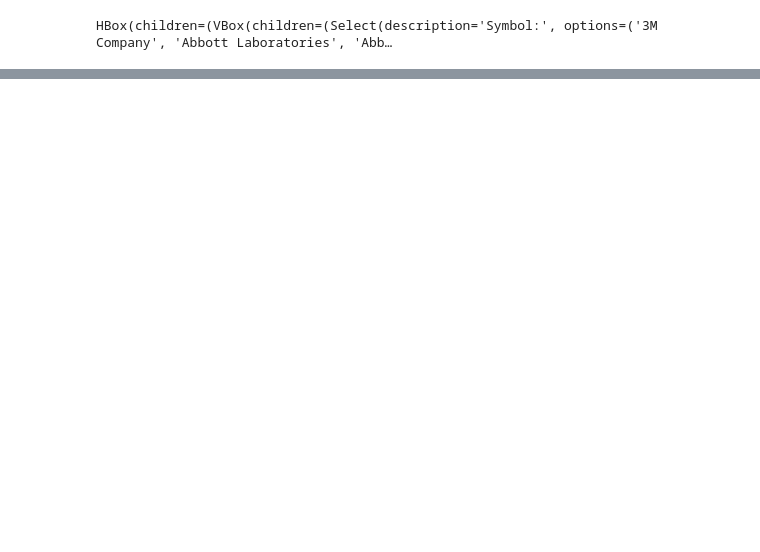
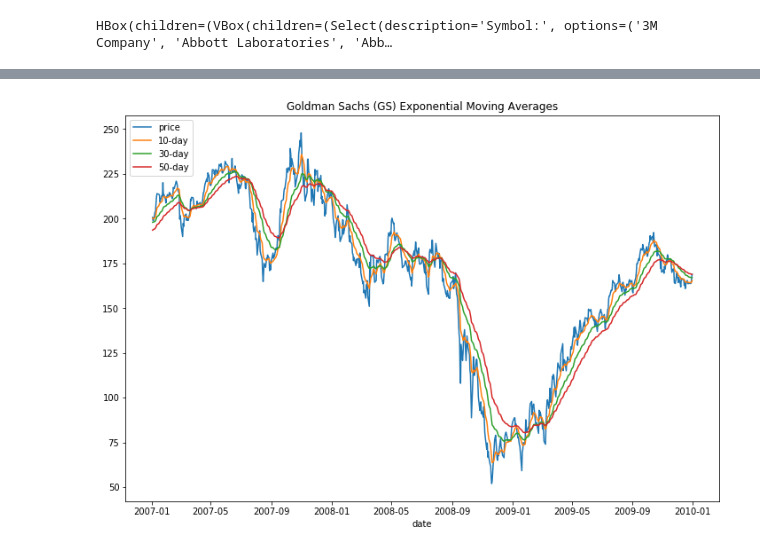
Before and after one commit to Joshuakim1011/stock_database_and_analysis, a Jupyter notebook: Interactive.ipynb, the cells around one changed output, grey strips where cells are left out. Drawn from its saved outputs; the diff is of its cells as text; code cells hidden in the pictures; blank space fills up the shorter version.

```diff
--- a/Interactive.ipynb
+++ b/Interactive.ipynb
@@ -279,0 +482,99 @@ Total dividends = $23.3800
+# %%
+# Basic information returned
+print ("Exponential Moving Averages: "+inputS)
+print ("Dates: "+ str(date[0]) +" -> "+ str(date[len(date)-1]))
+print ("One share:  $"+ ("%.2f"%close[0])+" -> $"+("%.2f" % close[len(close)-1]))
+print()
+print("Buy and Hold Return: $"+ "%.2f"%(close[len(close)-1]-close[0]))
+print()
+
+# Calculation for returns
+
+
+count=1
+investment=float(close[0])
+position=0
+for x in date:
+    if count==(len(date)-1):
+        break
+    if (e10[count]>e30[count] and e10[count-1]<e30[count-1]):
+        if(position==-1):
+            investment = investment-float(close[count])
+        position=1
+        investment=investment-float(close[count])
+    if (e10[count]<e30[count] and e10[count-1]>e30[count-1]):
+        if (position==1):
+            investment=investment+float(close[count])
+        investment=investment+float(close[count])
+        position=-1
+    count=count+1
+if (position==1):
+    investment+=float(close[count])
+if (position==-1):
+    investment = investment - float(close[count])
+investment=investment-float(close[0])
+
+print("10 day EMA crossing 30 day EMA: $"+"%.2f" %(investment))
+
+count=1
+investment=float(close[0])
+position=0
+for x in date:
+    if count==(len(date)-1):
+        break
+    if (e30[count]>e50[count] and e30[count-1]<e50[count-1]):
+        if(position==-1):
+            investment = investment-float(close[count])
+        position=1
+        investment=investment-float(close[count])
+    if (e30[count]<e50[count] and e30[count-1]>e50[count-1]):
+        if (position==1):
+            investment=investment+float(close[count])
+        investment=investment+float(close[count])
+        position=-1
+    count=count+1
+if (position==1):
+    investment+=float(close[count])
+if (position==-1):
+    investment = investment - float(close[count])
+investment=investment-float(close[0])
+print("30 day EMA crossing 50 day EMA: $"+"%.2f" %(investment))
+
+
+count=1
+investment=float(close[0])
+position=0
+for x in date:
+    if count==(len(date)-1):
+        break
+    if (e10[count]>e50[count] and e10[count-1]<e50[count-1]):
+        if(position==-1):
+            investment = investment-float(close[count])
+        position=1
+        investment=investment-float(close[count])
+    if (e10[count]<e50[count] and e10[count-1]>e50[count-1]):
+        if (position==1):
+            investment=investment+float(close[count])
+        investment=investment+float(close[count])
+        position=-1
+    count=count+1
+if (position==1):
+    investment+=float(close[count])
+if (position==-1):
+    investment = investment - float(close[count])
+investment=investment-float(close[0])
+print("10 day EMA crossing 50 day EMA: $"+"%.2f" %(investment))
+
+plt.plot(date,close)
+plt.plot(date,e10)
+plt.plot(date,e30)
+plt.plot(date,e50)
+plt.legend(['price', '10-day', '30-day','50-day'], loc='upper left')
+
+plt.xlabel("date")
+plt.title(s_name+" ("+inputS+")"+" Exponential Moving Averages")
+fig = plt.gcf()
+fig.set_size_inches(12, 8)
+
+plt.show()
+# %% [output]
@@ -279,0 +590 @@ Total dividends = $23.3800
+[figure, added]
```
Also changed, not shown: parts of 29 cells of this notebook.
